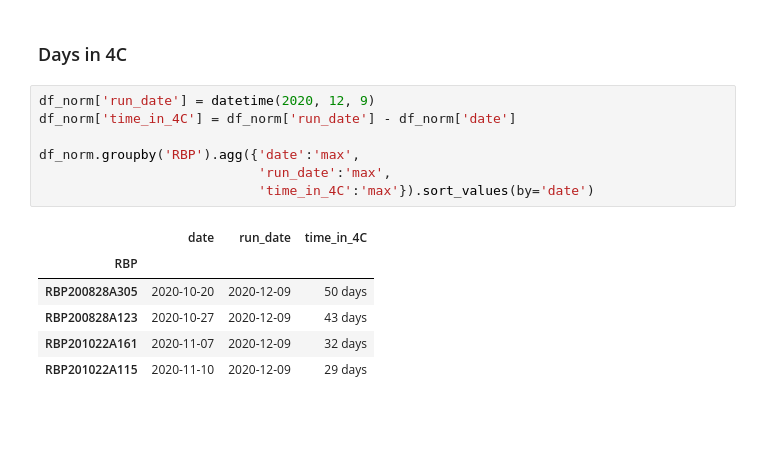
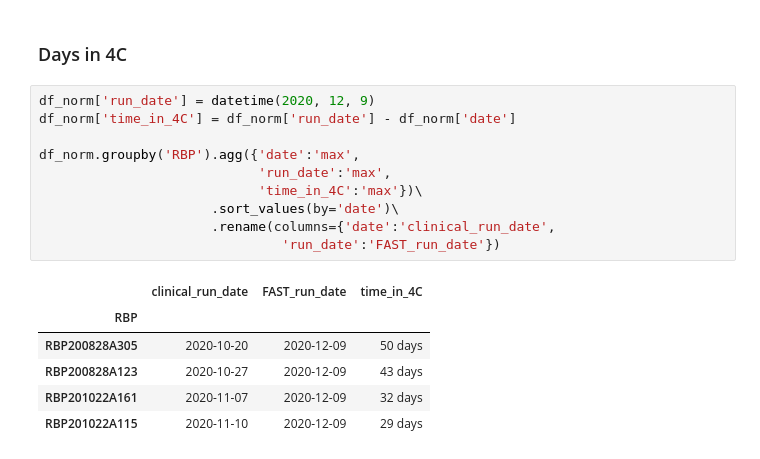
Before and after one commit to gh-bshih/g19_analysis, a Jupyter notebook: 201210_FastConcordance#1.ipynb, the cells around one changed output. Cells and saved outputs as stored; diff of their text form; blank space fills up the shorter version.

Commit message:
added time spent in 4C

```diff
--- a/201210_FastConcordance#1.ipynb
+++ b/201210_FastConcordance#1.ipynb
@@ -385,12 +385,15 @@ singlicate[singlicate['pos_tube_rack'] == 'RBP201112A176:C12'].loc[:,['spikein_c
 # %%
 df_norm['run_date'] = datetime(2020, 12, 9)
 df_norm['time_in_4C'] = df_norm['run_date'] - df_norm['date']
 
 df_norm.groupby('RBP').agg({'date':'max',
                             'run_date':'max',
-                            'time_in_4C':'max'}).sort_values(by='date')
+                            'time_in_4C':'max'})\
+                      .sort_values(by='date')\
+                      .rename(columns={'date':'clinical_run_date',
+                               'run_date':'FAST_run_date'})
 # %% [output]
-|  | date | run_date | time_in_4C |
+|  | clinical_run_date | FAST_run_date | time_in_4C |
 | RBP |  |  |  |
 | RBP200828A305 | 2020-10-20 | 2020-12-09 | 50 days |
 | RBP200828A123 | 2020-10-27 | 2020-12-09 | 43 days |
```
Also changed, not shown: 2 other files.
